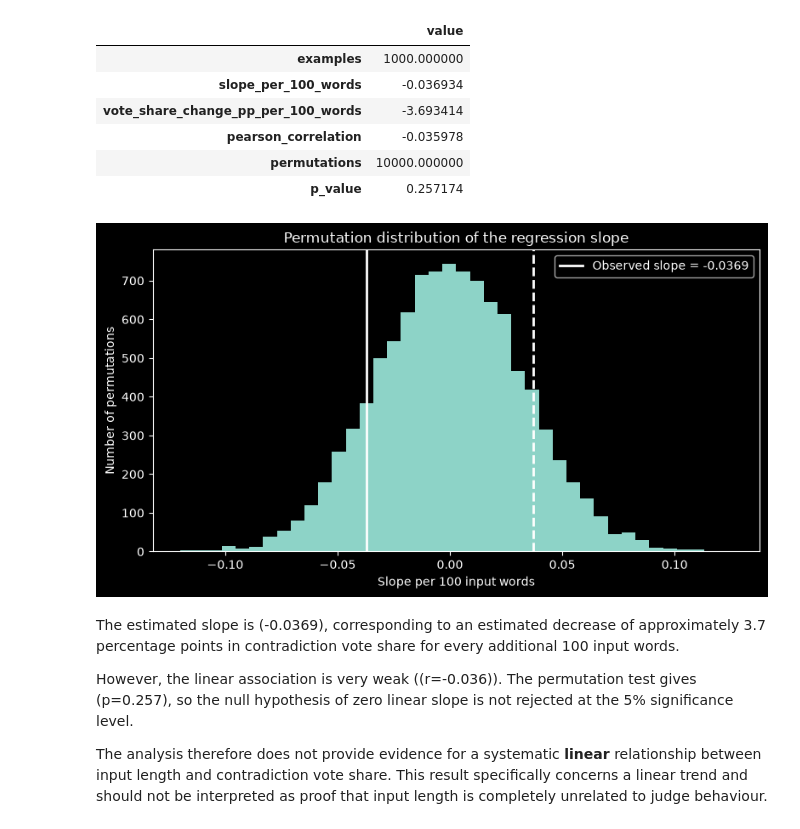
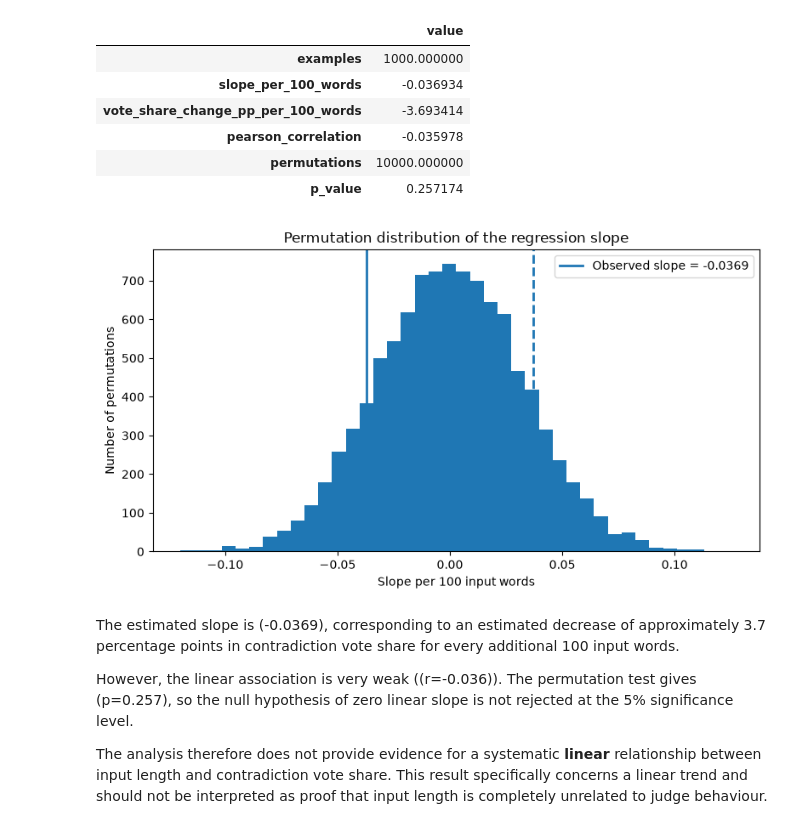
Before and after one commit to Maty228/LLM-Persona-judge-agreement, a Jupyter notebook: llm_judge_agreement.ipynb, the cells around one changed output. Cells and saved outputs as stored; diff of their text form; code cells hidden in the pictures.

```diff
--- a/llm_judge_agreement.ipynb
+++ b/llm_judge_agreement.ipynb
@@ -1225,6 +1227,8 @@ import matplotlib.pyplot as plt
 
 from matplotlib.ticker import PercentFormatter
 from sklearn.metrics import cohen_kappa_score
+
+plt.style.use("default")
 
 
 prediction_matrix = pd.DataFrame(
@@ -2922,34 +2991,46 @@ ax.axvline(
         f"Observed slope = "
         f"{observed_slope:.4f}"
     ),
 )
 
 
 ax.axvline(
     -observed_slope,
     linewidth=2,
     linestyle="--",
 )
 
 
 ax.set_xlabel(
     "Slope per 100 input words"
 )
 
 ax.set_ylabel(
     "Number of permutations"
 )
 
 ax.set_title(
     "Permutation distribution of the regression slope"
 )
 
 ax.legend()
 
 plt.tight_layout()
+
+fig = ax.get_figure()
+fig.patch.set_facecolor("white")
+ax.set_facecolor("white")
+fig.savefig(
+    "figures/07_input_length_permutation.png",
+    dpi=200,
+    bbox_inches="tight",
+    facecolor="white",
+)
+
+
 plt.show()
 # %% [output]
-[figure, old version]
+[figure, new version]
 # %% [markdown]
 The estimated slope is \(-0.0369\), corresponding to an estimated decrease of
 approximately 3.7 percentage points in contradiction vote share for every
```
Also changed, not shown: parts of 9 cells of this notebook, 2 other files.
